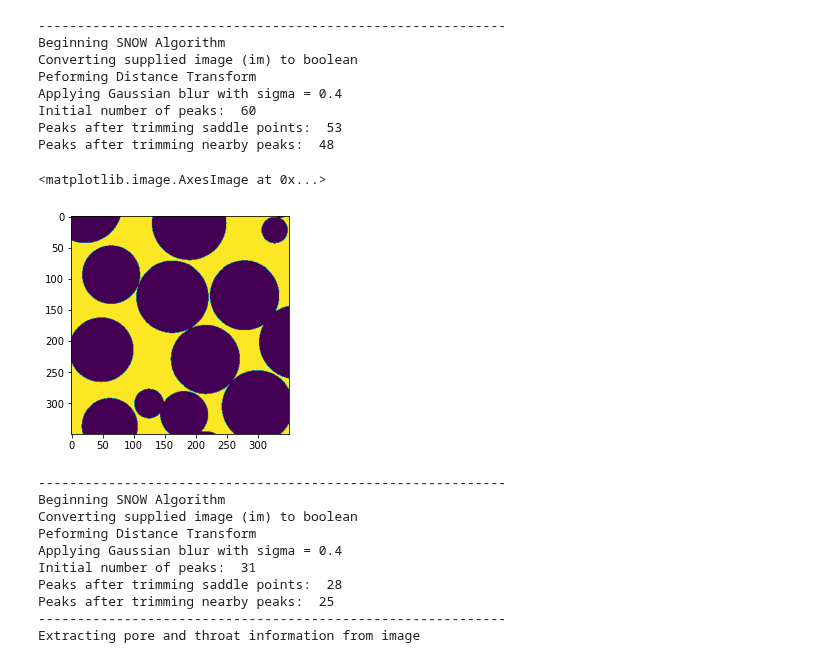
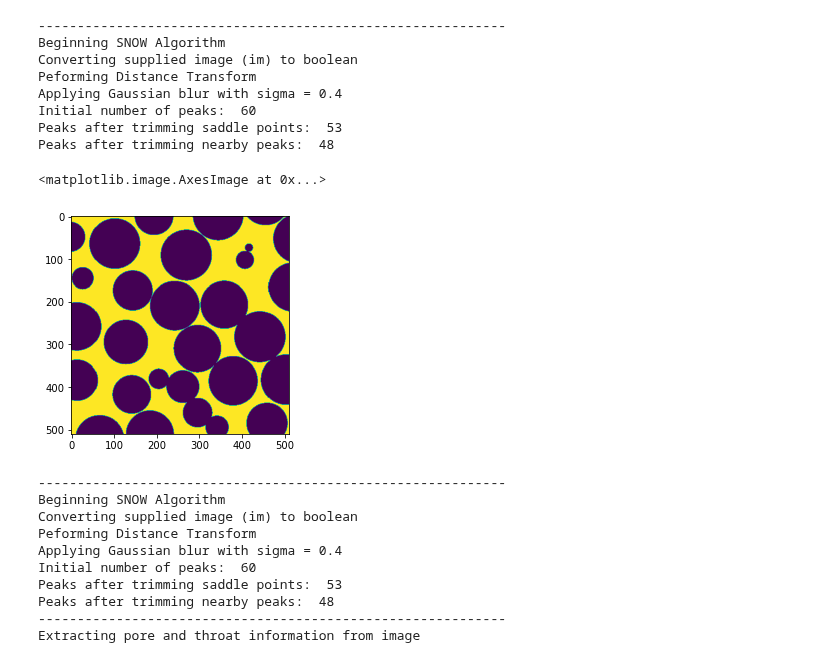
Before and after one commit to akkendrick/LABMOPS, a Jupyter notebook: process2Dimage.ipynb, the cells around one changed output. Drawn from its saved outputs; the diff is of its cells as text; code cells hidden in the pictures.

```diff
--- a/process2Dimage.ipynb
+++ b/process2Dimage.ipynb
@@ -27,10 +27,10 @@ plt.colorbar()
 #This identifies all pore (or solid) voxels that are not connected to the edge of the image.
 #This can be used to find blind pores, or remove artifacts such as solid phase voxels that are floating in space.
 
-discPoresLoc = ps.filters.find_disconnected_voxels(final_image)
+#discPoresLoc = ps.filters.find_disconnected_voxels(final_image)
 
 # Trimming blind pores
-final_image[discPoresLoc] = False
+#final_image[discPoresLoc] = False
 
 
 plt.imshow(final_image)
@@ -69,11 +69,11 @@ Peaks after trimming nearby peaks:  48
 #plt.imshow(final_image)
 # %%
 # This did not work, so working on taking the center of the image
-centerIM = ps.tools.extract_subsection(final_image,[350,350])
+centerIM = ps.tools.extract_subsection(final_image,[510,510])
 plt.imshow(centerIM)
 # %% [output]
 <matplotlib.image.AxesImage at 0x...>
-[figure, old version]
+[figure, new version]
 # %%
 # See if 350 has trimmed enough
 #snow_out = ps.filters.snow_partitioning(centerIM, r_max=4, sigma=0.4, return_all=True)
@@ -86,9 +86,9 @@ Beginning SNOW Algorithm
 Converting supplied image (im) to boolean
 Peforming Distance Transform
 Applying Gaussian blur with sigma = 0.4
-Initial number of peaks:  31
-Peaks after trimming saddle points:  28
-Peaks after trimming nearby peaks:  25
+Initial number of peaks:  60
+Peaks after trimming saddle points:  53
+Peaks after trimming nearby peaks:  48
 ------------------------------------------------------------
 Extracting pore and throat information from image
 # %%
```
Also changed, not shown: parts of 6 cells of this notebook, 2 other files.
